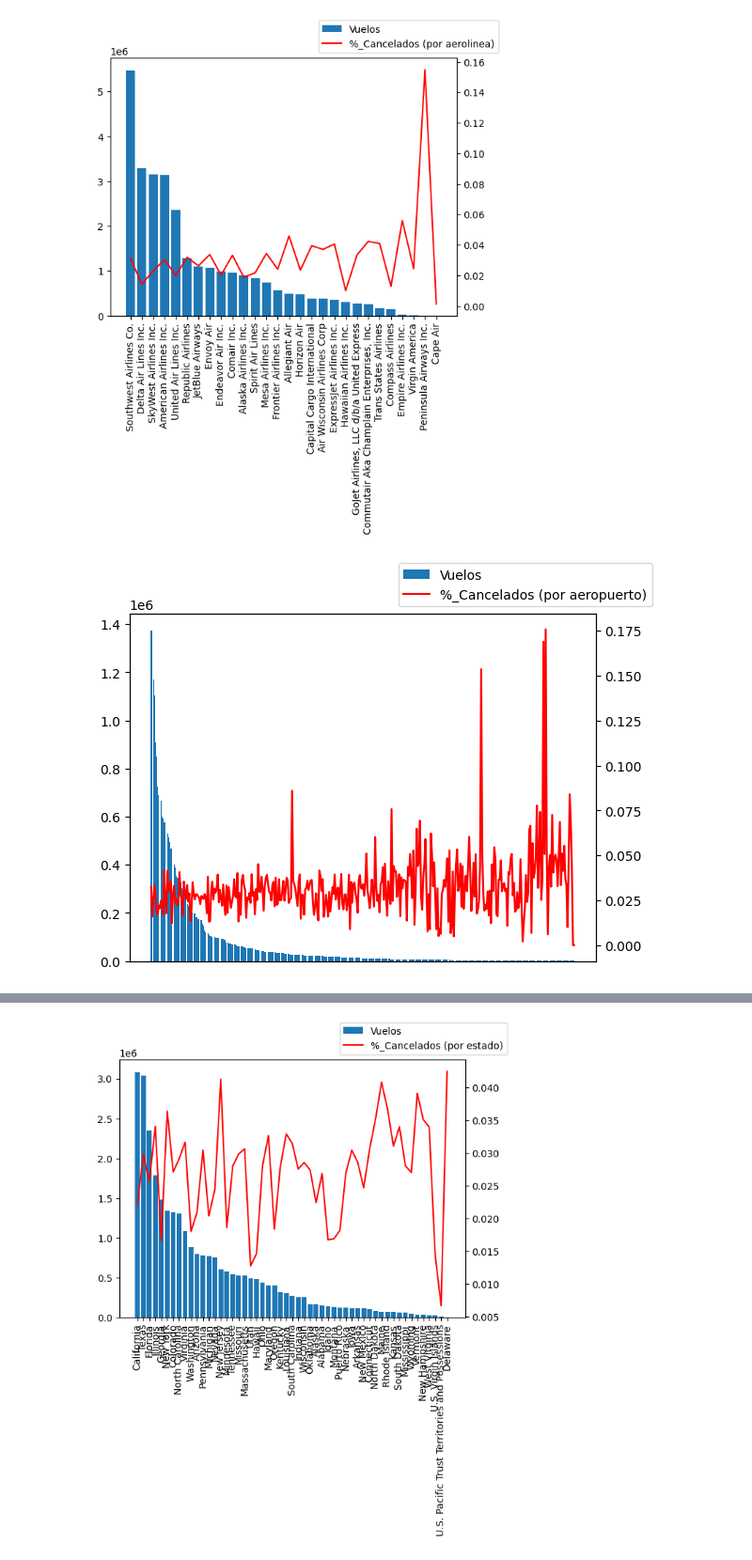
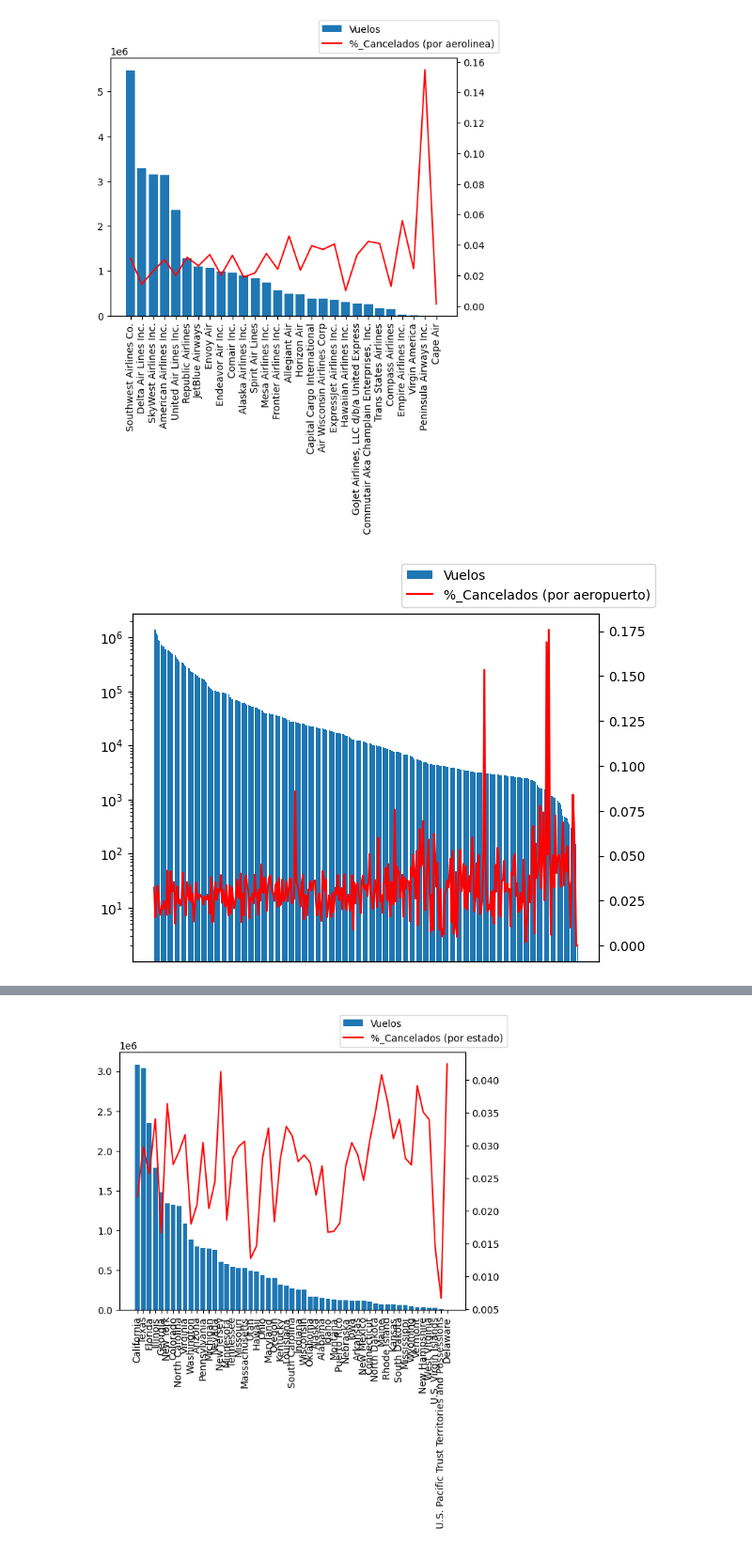
Before and after one commit to AndreeFlores/DatosMasivos, a Jupyter notebook: Tareas/Tarea.ipynb, the cells around one changed output, grey strips where cells are left out. Shown: that part at 94% size. Cells and saved outputs as stored; diff of their text form; code cells hidden in the pictures.

```diff
--- a/Tareas/Tarea.ipynb
+++ b/Tareas/Tarea.ipynb
@@ -256,20 +256,21 @@ origin.reset_index(inplace=True, drop=True)
 # %%
 fig, ax = plt.subplots(1, facecolor = "white")
 
 ax_2 = ax.twinx()
 
 ax.bar(x=origin["Origin"], height=origin["vuelos"], label = "Vuelos")
 ax_2.plot(origin["Origin"], origin["%_Cancelados"], color = "r", label = "%_Cancelados (por aeropuerto)")
 
 ax.tick_params(axis="x", labelrotation = 90)
+ax.set_yscale("log")
 
 fig.legend()
 
 plt.xticks([])
 
 plt.show()
 # %% [output]
-[figure, old version]
+[figure, new version]
 # %%
 dest = df.groupBy("Dest").agg({
     "Cancelled" : "avg",
```
Also changed, not shown: parts of 11 cells of this notebook, 1 other file.
